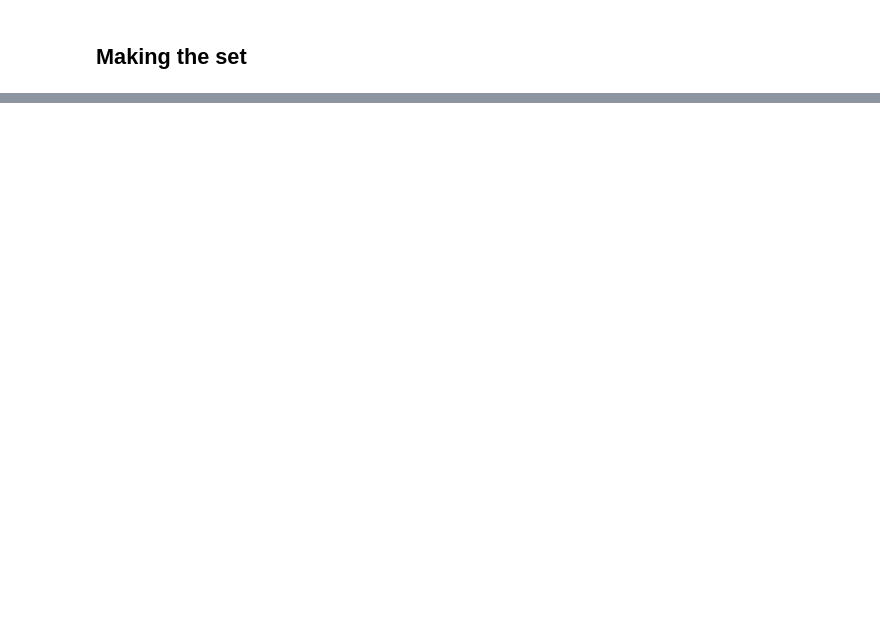
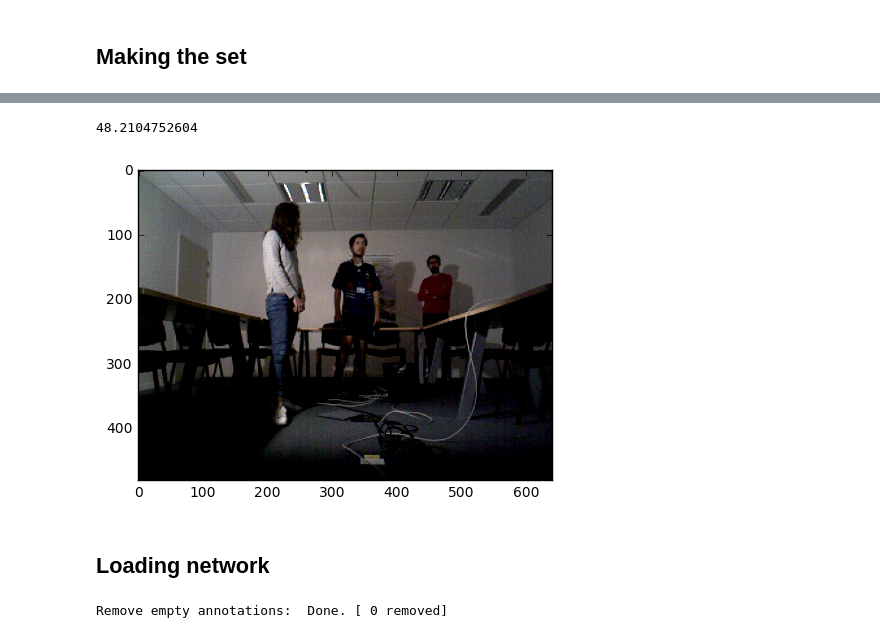
Before and after one commit to jorisgu/faster_rcnn_pytorch, a Jupyter notebook: ONERA.ROOM set static.ipynb, the cells around one changed output, grey strips where cells are left out. Cells and saved outputs as stored; diff of their text form; code cells hidden in the pictures; blank space fills up the shorter version.

```diff
--- a/ONERA.ROOM set static.ipynb
+++ b/ONERA.ROOM set static.ipynb
@@ -208,5 +273,9 @@ j=0
 # %%
-j+=1
-img=cv2.imread(imgs_rgb[selected_x[j]])
+img=cv2.imread(imgs_rgb[selected_x[100]])
 plt.imshow(cv2.cvtColor(img, cv2.COLOR_BGR2RGB))
 print(img.mean())
+# %% [output]
+48.2104752604
+[figure, added]
+# %% [markdown]
+## Loading network
@@ -212,0 +457,6 @@ print(img.mean())
+# %%
+# load data
+imdb = get_imdb(imdb_name)
+imdb.competition_mode(on=True)
+# %% [output]
+Remove empty annotations:  Done. [ 0 removed]
```
Also changed, not shown: parts of 16 cells of this notebook, 3 other files.
